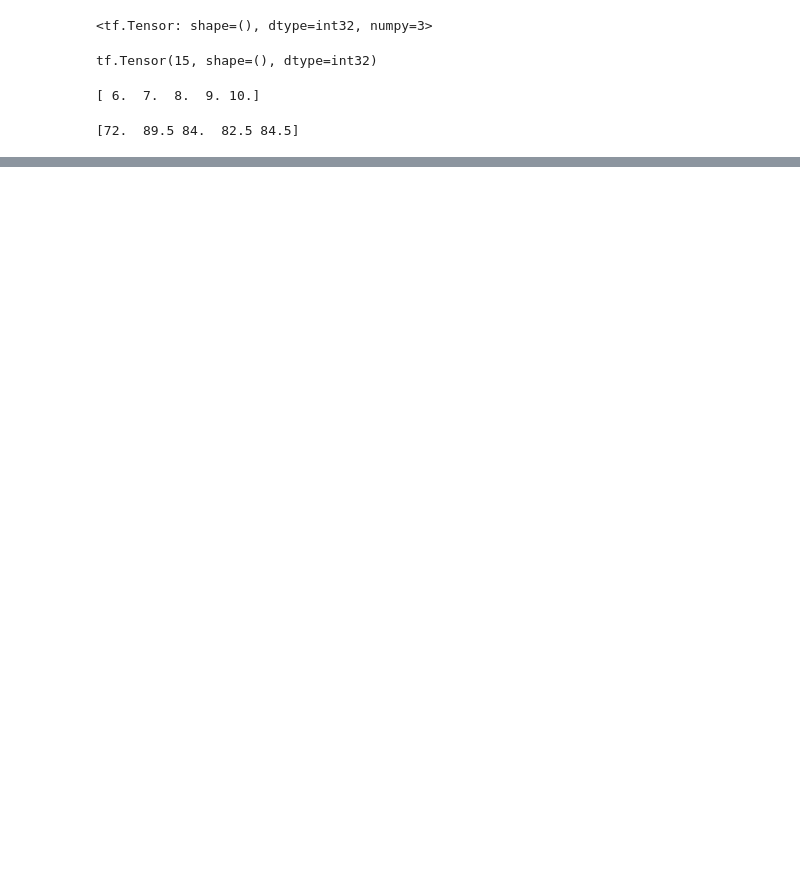
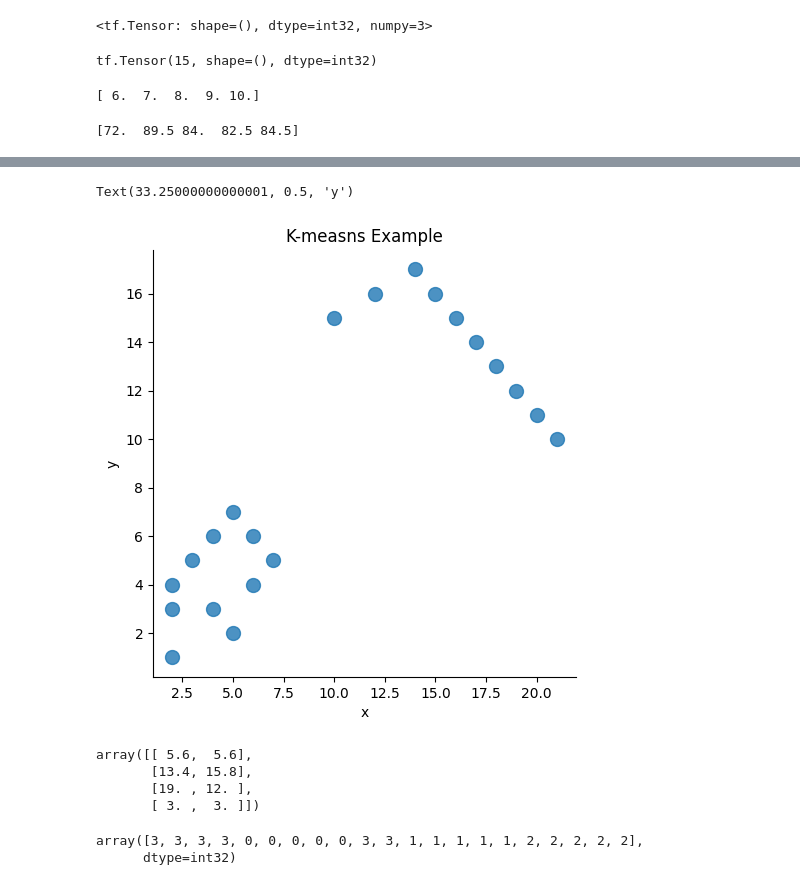
Before and after one commit to greapis/Tensorflow_Python, a Jupyter notebook: Isuan_tensorflow.ipynb, the cells around one changed output, grey strips where cells are left out. Saved outputs shown, nothing was run; the diff lists cells and outputs as text; code cells hidden in the pictures; blank space fills up the shorter version.

```diff
--- a/Isuan_tensorflow.ipynb
+++ b/Isuan_tensorflow.ipynb
@@ -151,0 +202,22 @@ print(y.numpy())
+# %%
+sb.lmplot(x='x', y='y', data=df, fit_reg=False, scatter_kws={"s": 100})
+plt.title('K-measns Example')
+plt.xlabel('x')
+plt.ylabel('y')
+# %% [output]
+Text(33.25000000000001, 0.5, 'y')
+[figure, added]
+# %%
+points = df.values
+kmeans = KMeans(n_clusters=4).fit(points)
+kmeans.cluster_centers_
+# %% [output]
+array([[ 5.6,  5.6],
+       [13.4, 15.8],
+       [19. , 12. ],
+       [ 3. ,  3. ]])
+# %%
+kmeans.labels_
+# %% [output]
+array([3, 3, 3, 3, 0, 0, 0, 0, 0, 3, 3, 1, 1, 1, 1, 1, 2, 2, 2, 2, 2],
+      dtype=int32)
```
Also changed, not shown: parts of 8 cells of this notebook.
